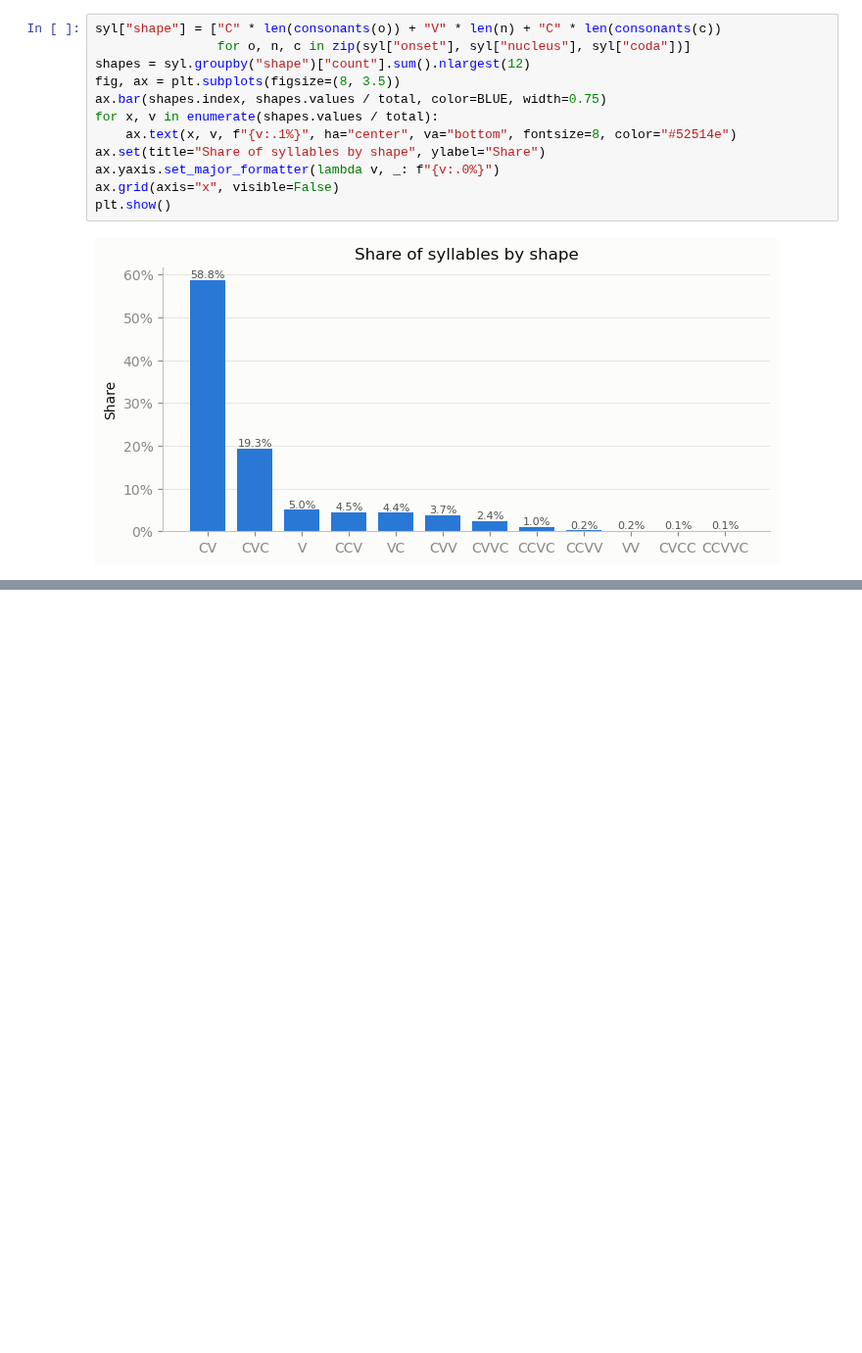
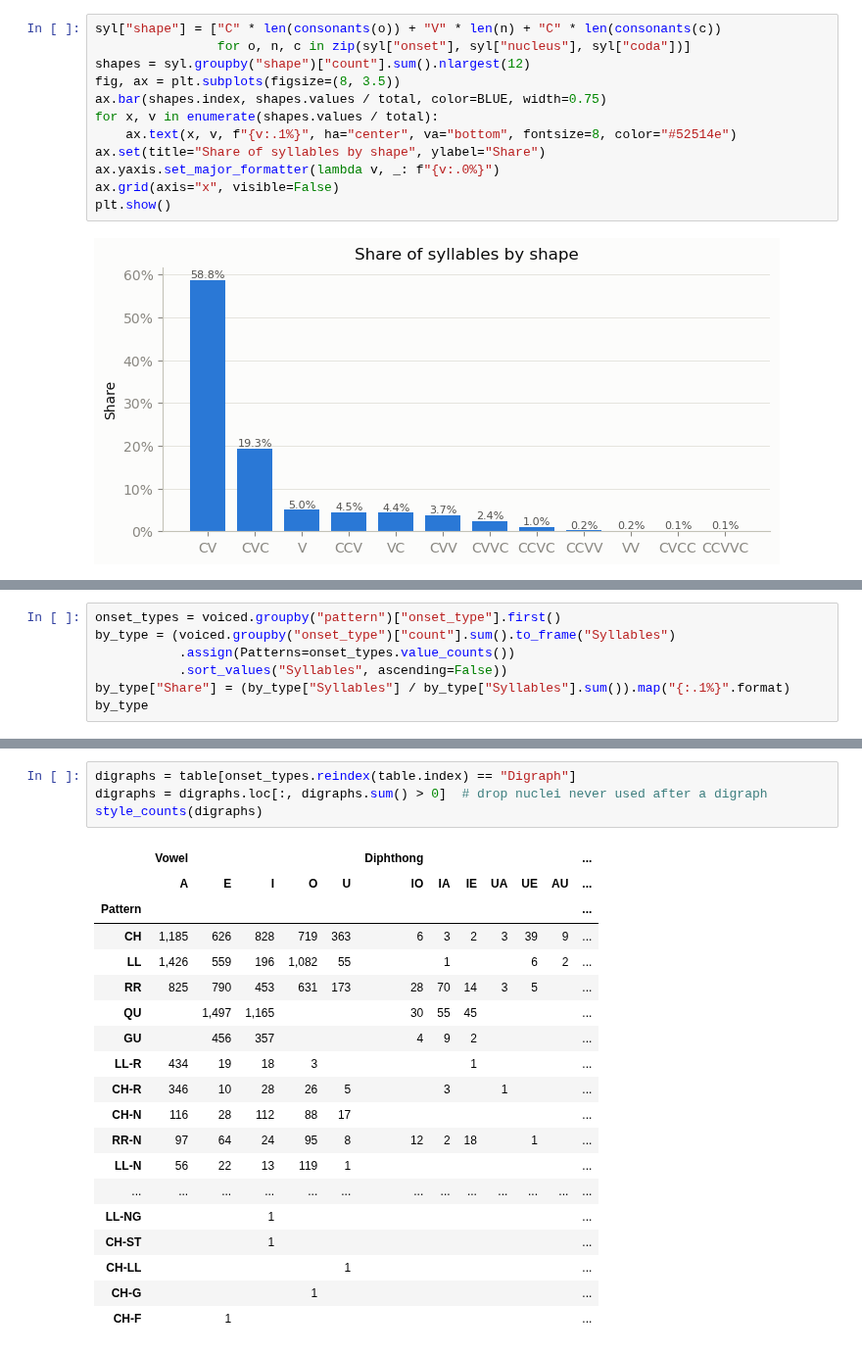
Before and after one commit to jgomezsa/division_silabas, a Jupyter notebook: syllable_stats.ipynb, the cells around one changed output, grey strips where cells are left out. Shown at 98% size. Drawn from its saved outputs; the diff is of its cells as text; blank space fills up the shorter version.

```diff
--- a/syllable_stats.ipynb
+++ b/syllable_stats.ipynb
@@ -490,0 +432,7 @@ heatmap(nuclei[nucleus_cols[:20]], "Top 60 patterns by vowel nucleus (20 most fr
+# %%
+onset_types = voiced.groupby("pattern")["onset_type"].first()
+by_type = (voiced.groupby("onset_type")["count"].sum().to_frame("Syllables")
+           .assign(Patterns=onset_types.value_counts())
+           .sort_values("Syllables", ascending=False))
+by_type["Share"] = (by_type["Syllables"] / by_type["Syllables"].sum()).map("{:.1%}".format)
+by_type
@@ -490,0 +446,24 @@ heatmap(nuclei[nucleus_cols[:20]], "Top 60 patterns by vowel nucleus (20 most fr
+# %%
+digraphs = table[onset_types.reindex(table.index) == "Digraph"]
+digraphs = digraphs.loc[:, digraphs.sum() > 0]  # drop nuclei never used after a digraph
+style_counts(digraphs)
+# %% [output]
+|  | Vowel |  |  |  |  | Diphthong |  |  |  |  |  | ... |
+|  | A | E | I | O | U | IO | IA | IE | UA | UE | AU | ... |
+| Pattern |  |  |  |  |  |  |  |  |  |  |  | ... |
+| CH | 1,185 | 626 | 828 | 719 | 363 | 6 | 3 | 2 | 3 | 39 | 9 | ... |
+| LL | 1,426 | 559 | 196 | 1,082 | 55 |  | 1 |  |  | 6 | 2 | ... |
+| RR | 825 | 790 | 453 | 631 | 173 | 28 | 70 | 14 | 3 | 5 |  | ... |
+| QU |  | 1,497 | 1,165 |  |  | 30 | 55 | 45 |  |  |  | ... |
+| GU |  | 456 | 357 |  |  | 4 | 9 | 2 |  |  |  | ... |
+| LL-R | 434 | 19 | 18 | 3 |  |  |  | 1 |  |  |  | ... |
+| CH-R | 346 | 10 | 28 | 26 | 5 |  | 3 |  | 1 |  |  | ... |
+| CH-N | 116 | 28 | 112 | 88 | 17 |  |  |  |  |  |  | ... |
+| RR-N | 97 | 64 | 24 | 95 | 8 | 12 | 2 | 18 |  | 1 |  | ... |
+| LL-N | 56 | 22 | 13 | 119 | 1 |  |  |  |  |  |  | ... |
+| ... | ... | ... | ... | ... | ... | ... | ... | ... | ... | ... | ... | ... |
+| LL-NG |  |  | 1 |  |  |  |  |  |  |  |  | ... |
+| CH-ST |  |  | 1 |  |  |  |  |  |  |  |  | ... |
+| CH-LL |  |  |  |  | 1 |  |  |  |  |  |  | ... |
+| CH-G |  |  |  | 1 |  |  |  |  |  |  |  | ... |
+| CH-F |  | 1 |  |  |  |  |  |  |  |  |  | ... |
```
Also changed, not shown: parts of 13 cells of this notebook.
